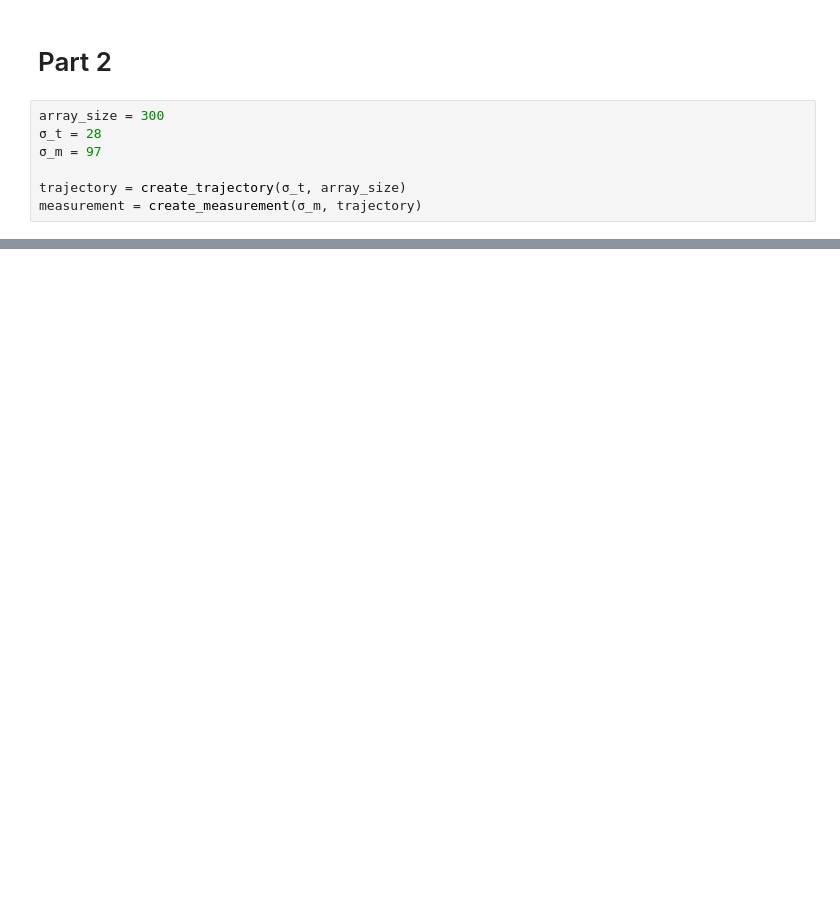
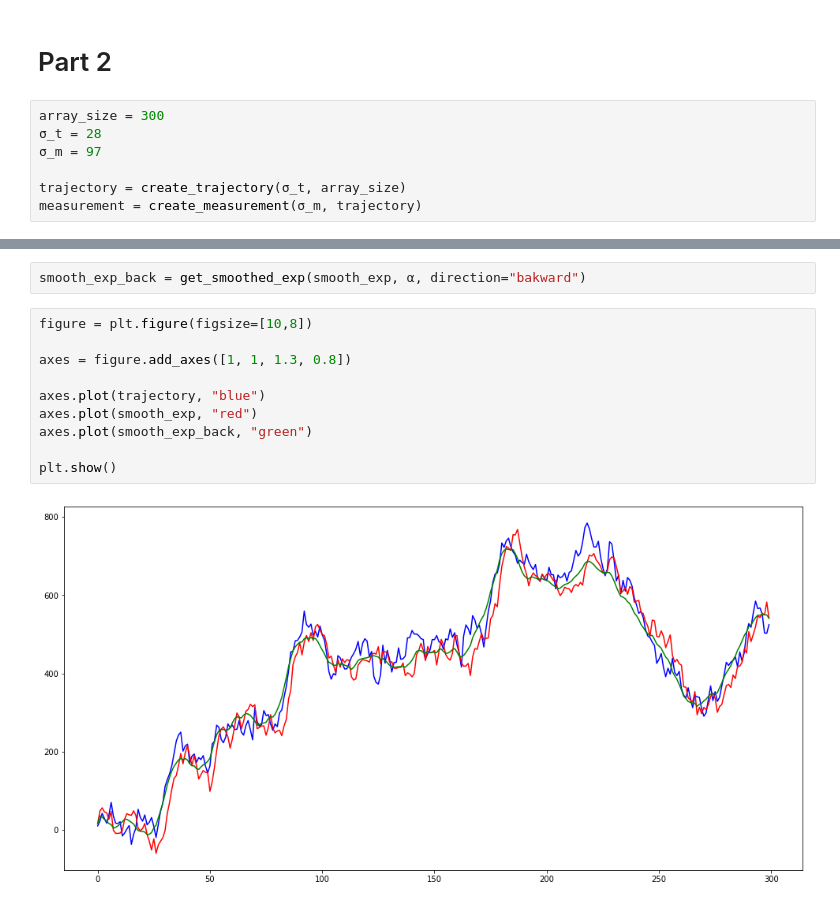
Before and after one commit to MacVIk/Experimental_Data_Processing, a Jupyter notebook: Task_2.ipynb, the cells around one changed output, grey strips where cells are left out. Drawn from its saved outputs; the diff is of its cells as text; blank space fills up the shorter version.

```diff
--- a/Task_2.ipynb
+++ b/Task_2.ipynb
@@ -214,0 +211,14 @@ plt.show()
+# %%
+smooth_exp_back = get_smoothed_exp(smooth_exp, α, direction="bakward")
+# %%
+figure = plt.figure(figsize=[10,8])
+
+axes = figure.add_axes([1, 1, 1.3, 0.8])
+
+axes.plot(trajectory, "blue")
+axes.plot(smooth_exp, "red")
+axes.plot(smooth_exp_back, "green")
+
+plt.show()
+# %% [output]
+[figure, added]
```
Also changed, not shown: parts of 16 cells of this notebook.
